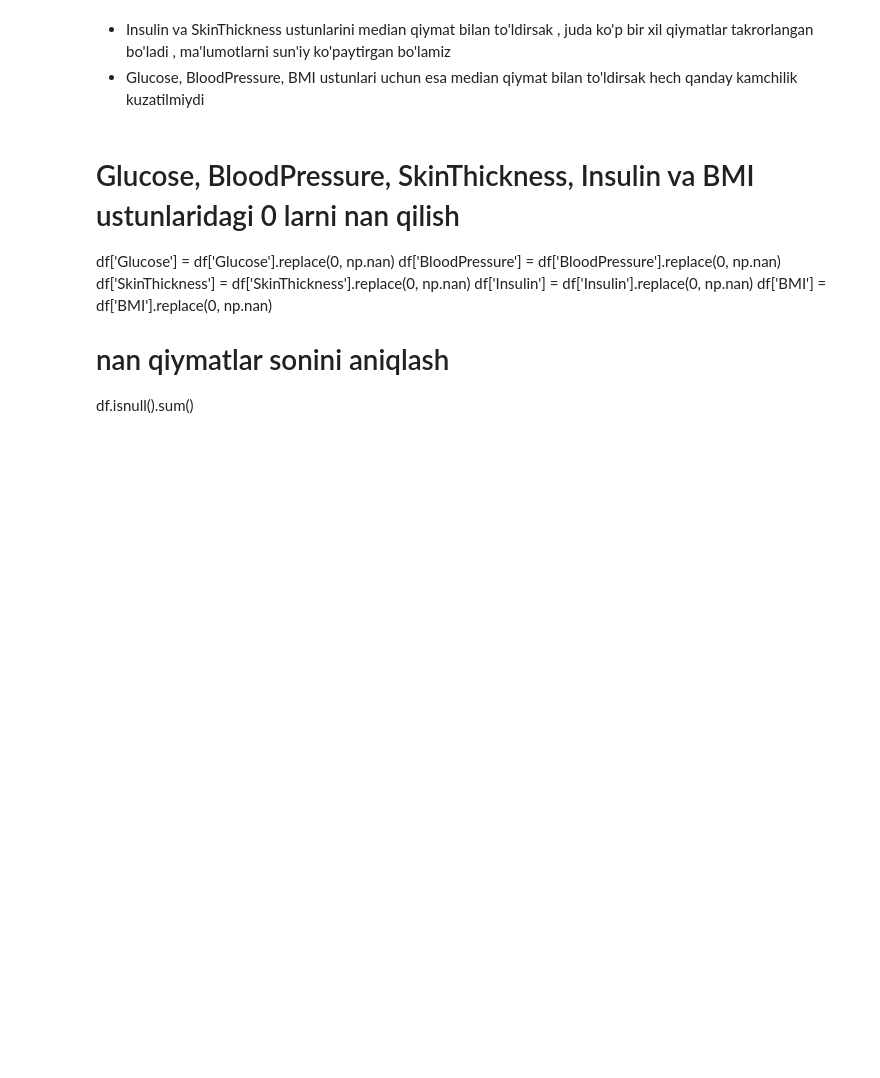
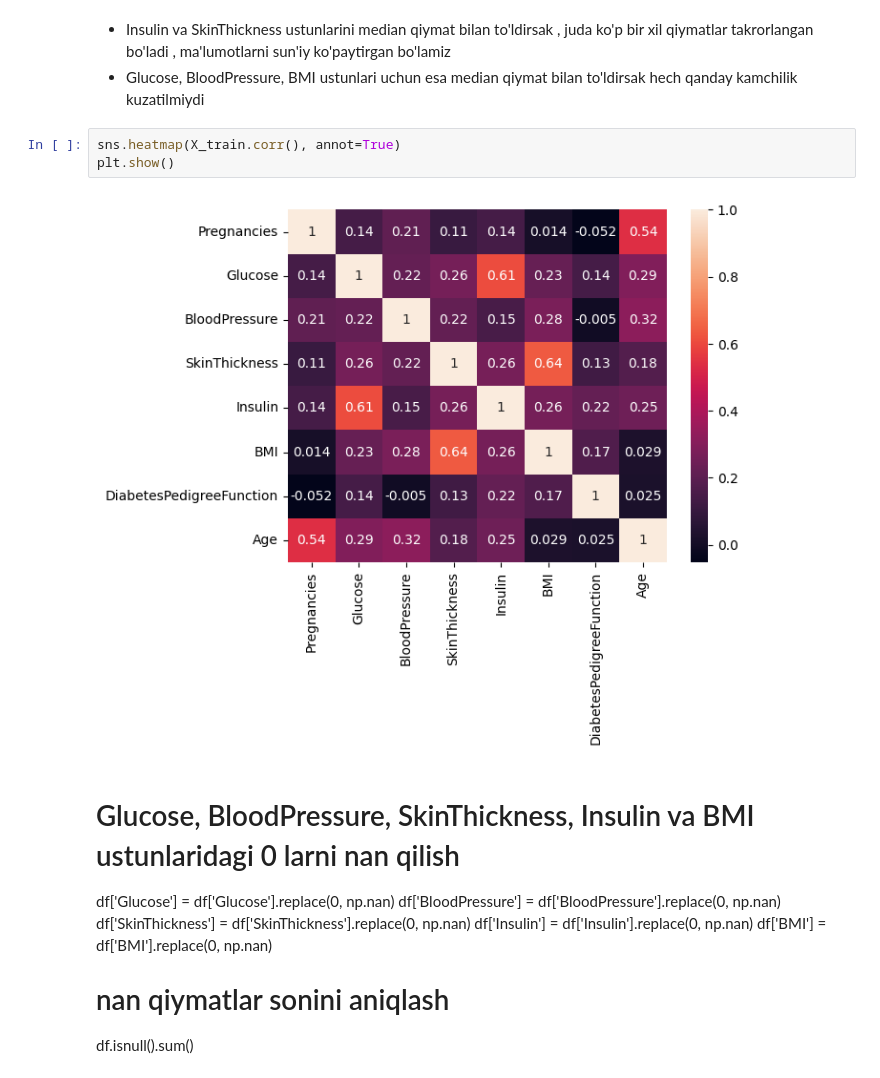
Before and after one commit to izzat-ai/learning-ai, a Jupyter notebook: projects/diabet_project/diabetes_project.ipynb, the cells around one changed output. Drawn from its saved outputs; the diff is of its cells as text; blank space fills up the shorter version.

```diff
--- a/projects/diabet_project/diabetes_project.ipynb
+++ b/projects/diabet_project/diabetes_project.ipynb
@@ -200,6 +200,11 @@ dtype: int64
 # %% [markdown]
 - Insulin va SkinThickness ustunlarini median qiymat bilan to'ldirsak , juda ko'p bir xil qiymatlar takrorlangan bo'ladi , ma'lumotlarni sun'iy ko'paytirgan bo'lamiz
 - Glucose, BloodPressure, BMI ustunlari uchun esa median qiymat bilan to'ldirsak hech qanday kamchilik kuzatilmiydi
+# %%
+sns.heatmap(X_train.corr(), annot=True)
+plt.show()
+# %% [output]
+[figure, added]
 # %% [markdown]
 # Glucose, BloodPressure, SkinThickness, Insulin va BMI ustunlaridagi 0 larni nan qilish
 df['Glucose'] = df['Glucose'].replace(0, np.nan)
```
